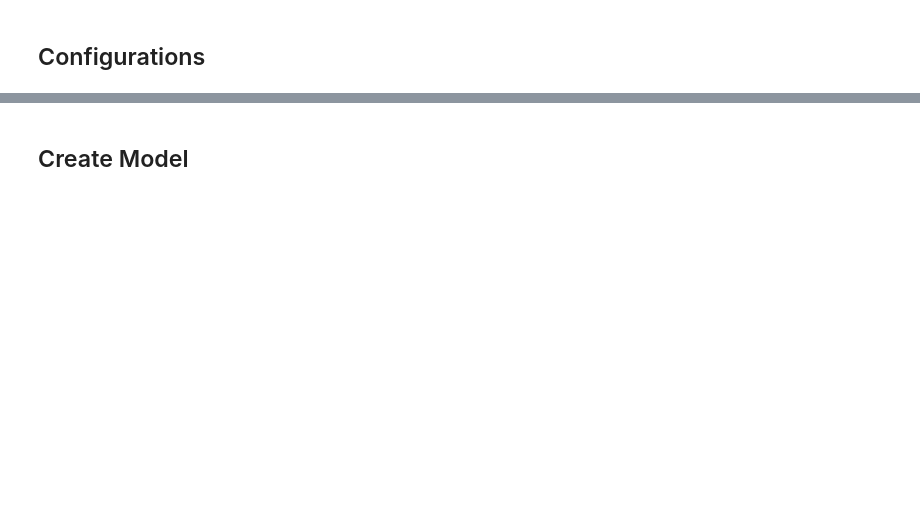
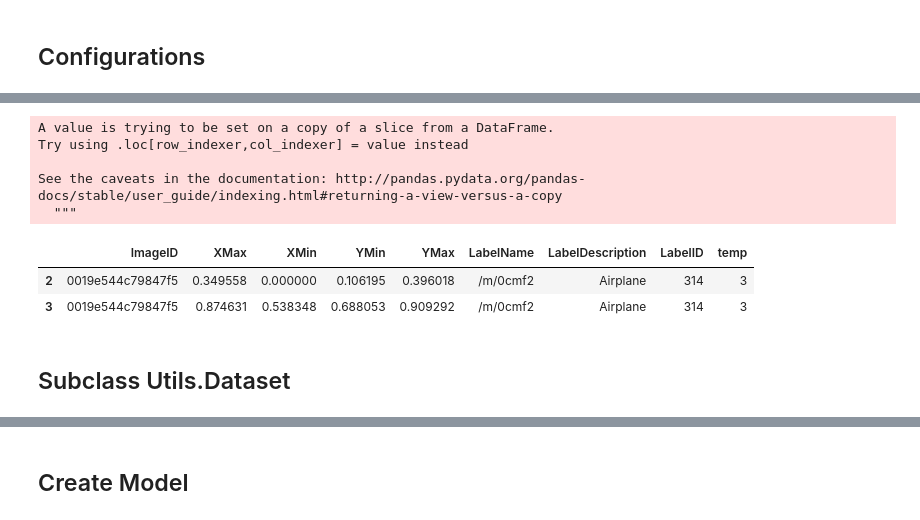
Before and after one commit to Tshort76/Mask_RCNN, a Jupyter notebook: samples/openimages2019/train_obj_det.ipynb, the cells around one changed output, grey strips where cells are left out. Saved outputs shown, nothing was run; the diff lists cells and outputs as text; code cells hidden in the pictures; blank space fills up the shorter version.

```diff
--- a/samples/openimages2019/train_obj_det.ipynb
+++ b/samples/openimages2019/train_obj_det.ipynb
@@ -201,3 +198,22 @@ Extend the Dataset class and add a method to load the shapes dataset, `load_shap
+# %%
+tmp = annotations[annotations['ImageID'] == '0019e544c79847f5']
+
+mp = {314 : '3'}
+
+tmp['temp'] = tmp.apply (lambda row: mp[row['LabelID']], axis=1)
+
+tmp
+# %% [output]
+A value is trying to be set on a copy of a slice from a DataFrame.
+Try using .loc[row_indexer,col_indexer] = value instead
+
+See the caveats in the documentation: http://pandas.pydata.org/pandas-docs/stable/user_guide/indexing.html#returning-a-view-versus-a-copy
+  """
+|  | ImageID | XMax | XMin | YMin | YMax | LabelName | LabelDescription | LabelID | temp |
+| 2 | 0019e544c79847f5 | 0.349558 | 0.000000 | 0.106195 | 0.396018 | /m/0cmf2 | Airplane | 314 | 3 |
+| 3 | 0019e544c79847f5 | 0.874631 | 0.538348 | 0.688053 | 0.909292 | /m/0cmf2 | Airplane | 314 | 3 |
+# %% [markdown]
+## Subclass Utils.Dataset
 # %%
 class KaggleImageDataset(utils.Dataset):
 
```
Also changed, not shown: parts of 20 cells of this notebook.
